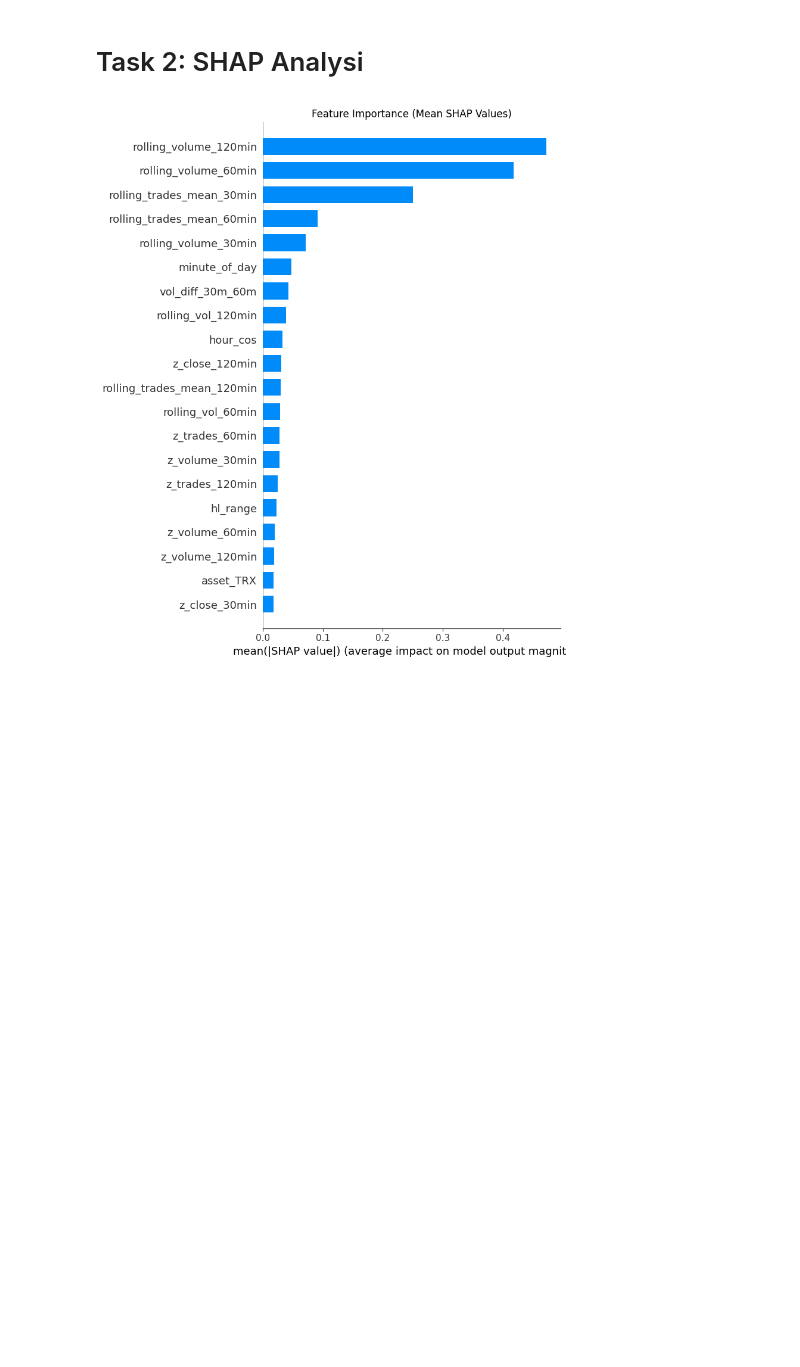
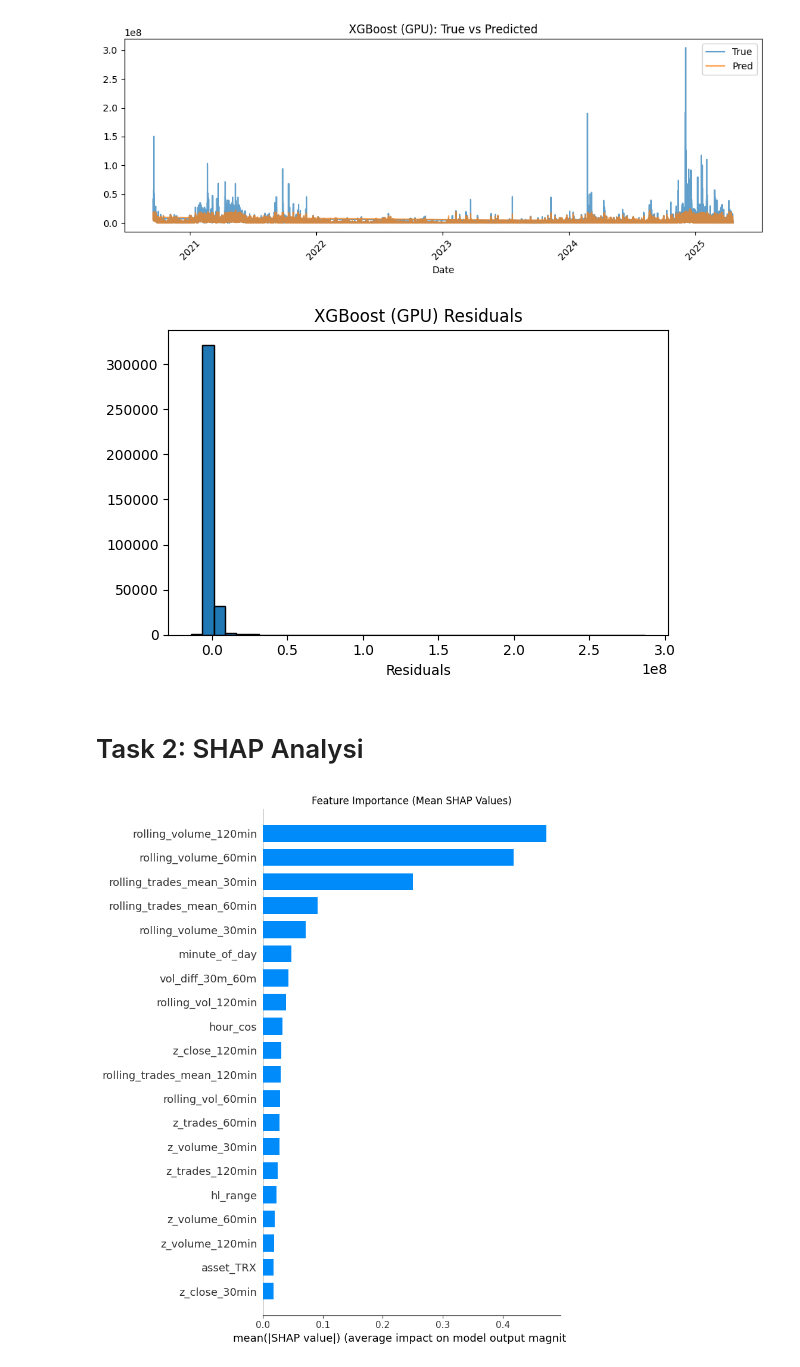
Before and after one commit to huyayay/hello-world, a Jupyter notebook: xgboost.ipynb, the cells around one changed output. Saved outputs shown, nothing was run; the diff lists cells and outputs as text; code cells hidden in the pictures; blank space fills up the shorter version.

Commit message:
Kaggle Notebook | XGBOOST | withoutcome

```diff
--- a/xgboost.ipynb
+++ b/xgboost.ipynb
@@ -153,5 +153,30 @@ Baseline (mean) RMSE: 4471967.84
 [figure]
 [figure]
+# %%
+#===================== Task 1 Visualizations =====================#
+def plot_results(y_true, y_pred, title, dates):
+    plt.figure(figsize=(10, 4))
+    plt.plot(dates.iloc[:len(y_true)], y_true.values, label='True', alpha=0.7)
+    plt.plot(dates.iloc[:len(y_pred)], y_pred, label='Pred', alpha=0.7)
+    plt.xlabel('Date')
+    plt.title(title)
+    plt.legend()
+    plt.xticks(rotation=45)  # Rotate date labels for better readability
+    plt.tight_layout()
+    plt.show()
+
+logger.info("10. Plotting XGBoost results")
+plot_results(y_test, y_pred_xgb, 'XGBoost (GPU): True vs Predicted', data['date'].iloc[n_train:])
+
+plt.figure(figsize=(6, 4))
+plt.hist(y_test - y_pred_xgb, bins=40, edgecolor='black')
+plt.title('XGBoost (GPU) Residuals')
+plt.xlabel('Residuals')
+plt.tight_layout()
+plt.show()
+# %% [output]
+[figure, added]
+[figure, added]
 # %% [markdown]
 # Task 2: SHAP Analysi #
 # %%
```
Also changed, not shown: parts of 5 cells of this notebook.
